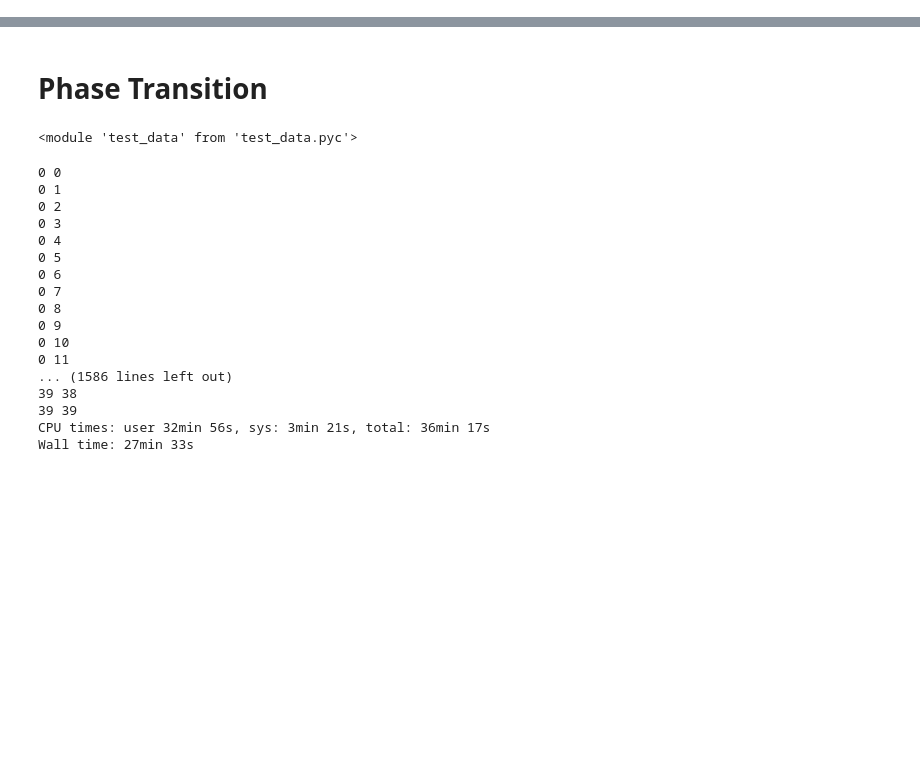
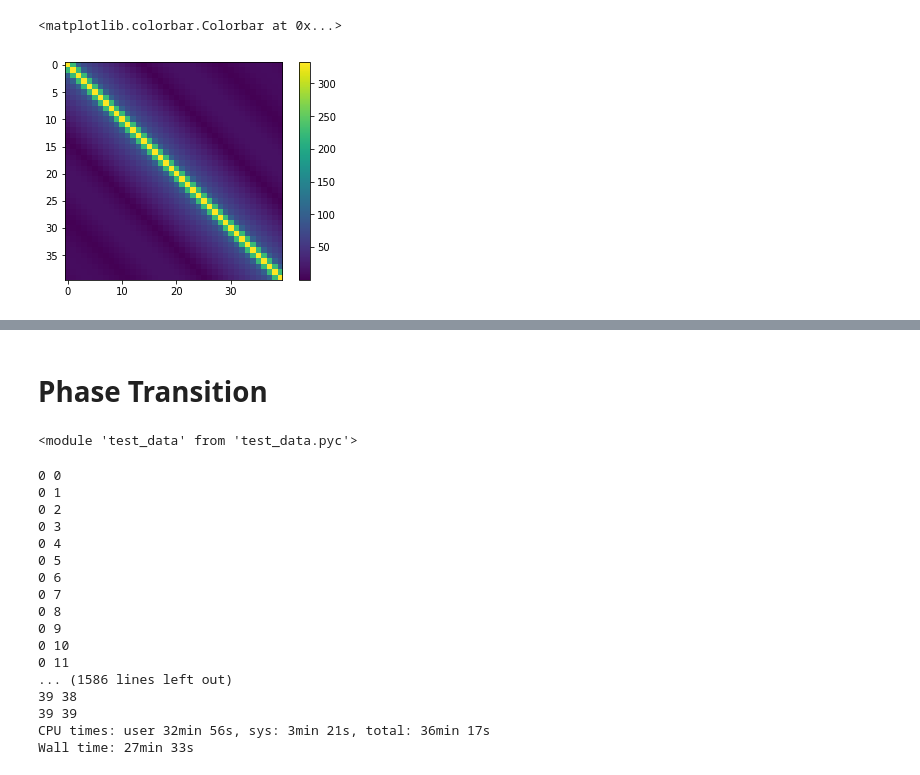
Before and after one commit to eonaran/sr_multisignals, a Jupyter notebook: Many Sample Dual Certificates.ipynb, the cells around one changed output, grey strips where cells are left out. Saved outputs shown, nothing was run; the diff lists cells and outputs as text; code cells hidden in the pictures; blank space fills up the shorter version.

```diff
--- a/Many Sample Dual Certificates.ipynb
+++ b/Many Sample Dual Certificates.ipynb
@@ -41 +40,7 @@ dual_certificates.validate(support, sign_pattern, interpolator_2)
  'values_achieved': True}
+# %%
+plt.imshow(np.absolute(kernel.derivative().inners_of_shifts(support)))
+plt.colorbar()
+# %% [output]
+<matplotlib.colorbar.Colorbar at 0x...>
+[figure, added]
```
Also changed, not shown: parts of 6 cells of this notebook, 2 other files.
